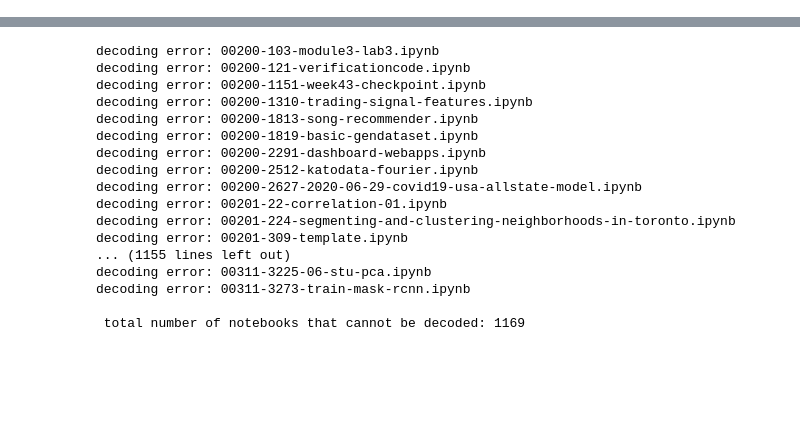
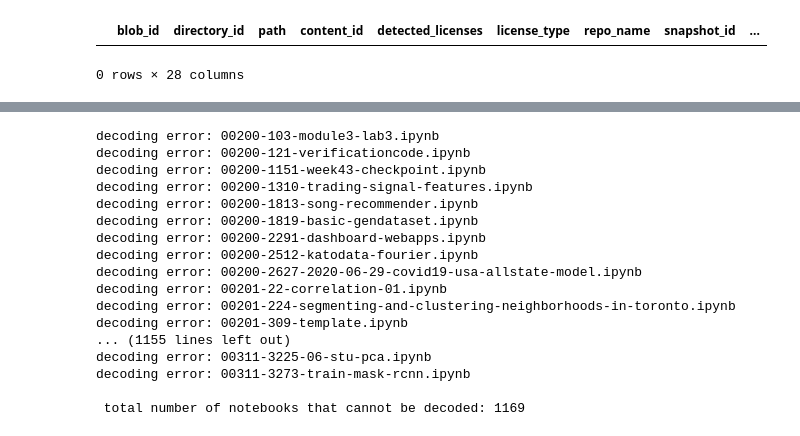
Before and after one commit to PELAB-LiU/jupyter_nbs_empirical, a Jupyter notebook: nbdata_github_thestack/parquet_to_nbs.ipynb, the cells around one changed output, grey strips where cells are left out. Cells and saved outputs as stored; diff of their text form; code cells hidden in the pictures; blank space fills up the shorter version.

```diff
--- a/nbdata_github_thestack/parquet_to_nbs.ipynb
+++ b/nbdata_github_thestack/parquet_to_nbs.ipynb
@@ -56 +53,6 @@ Index(['hexsha', 'size', 'ext', 'lang', 'max_stars_repo_path',
       dtype='object')
+# %%
+df[df.duplicated(subset=['blob_id'])]
+# %% [output]
+|  | blob_id | directory_id | path | content_id | detected_licenses | license_type | repo_name | snapshot_id | ... |
+0 rows × 28 columns
```
Also changed, not shown: parts of 19 cells of this notebook, 2 other files.
